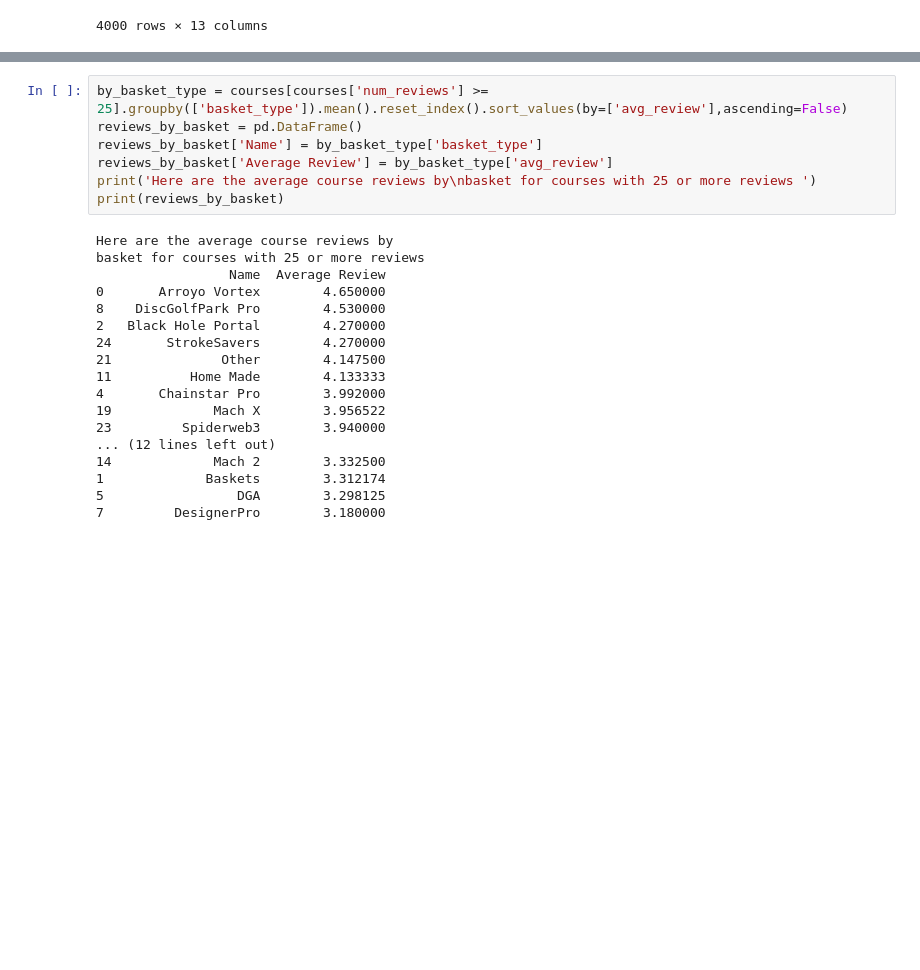
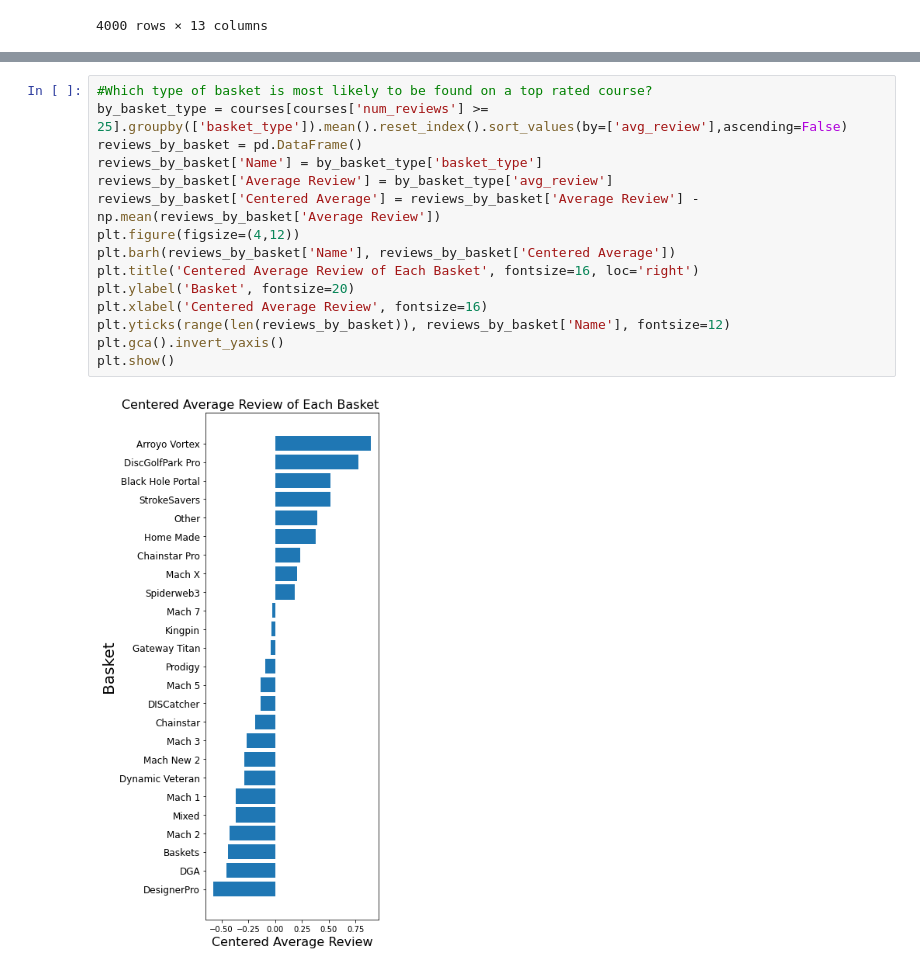
Before and after one commit to nicholastbolick/Disc-Golf-Stats, a Jupyter notebook: Top Earning Disc Golfers.ipynb, the cells around one changed output, grey strips where cells are left out. Cells and saved outputs as stored; diff of their text form; blank space fills up the shorter version.

```diff
--- a/Top Earning Disc Golfers.ipynb
+++ b/Top Earning Disc Golfers.ipynb
@@ -481,25 +493,17 @@ num_reviews_to_avg_review_correlation
 # %%
+#Which type of basket is most likely to be found on a top rated course?
 by_basket_type = courses[courses['num_reviews'] >= 25].groupby(['basket_type']).mean().reset_index().sort_values(by=['avg_review'],ascending=False)
 reviews_by_basket = pd.DataFrame()
 reviews_by_basket['Name'] = by_basket_type['basket_type']
 reviews_by_basket['Average Review'] = by_basket_type['avg_review']
-print('Here are the average course reviews by\nbasket for courses with 25 or more reviews ')
-print(reviews_by_basket)
+reviews_by_basket['Centered Average'] = reviews_by_basket['Average Review'] - np.mean(reviews_by_basket['Average Review'])
+plt.figure(figsize=(4,12))
+plt.barh(reviews_by_basket['Name'], reviews_by_basket['Centered Average'])
+plt.title('Centered Average Review of Each Basket', fontsize=16, loc='right')
+plt.ylabel('Basket', fontsize=20)
+plt.xlabel('Centered Average Review', fontsize=16)
+plt.yticks(range(len(reviews_by_basket)), reviews_by_basket['Name'], fontsize=12)
+plt.gca().invert_yaxis()
+plt.show()
 # %% [output]
-Here are the average course reviews by
-basket for courses with 25 or more reviews
-                 Name  Average Review
-0       Arroyo Vortex        4.650000
-8    DiscGolfPark Pro        4.530000
-2   Black Hole Portal        4.270000
-24       StrokeSavers        4.270000
-21              Other        4.147500
-11          Home Made        4.133333
-4       Chainstar Pro        3.992000
-19             Mach X        3.956522
-23         Spiderweb3        3.940000
-... (12 lines left out)
-14             Mach 2        3.332500
-1             Baskets        3.312174
-5                 DGA        3.298125
-7         DesignerPro        3.180000
+[figure, added]
```
Also changed, not shown: parts of 10 cells of this notebook.
